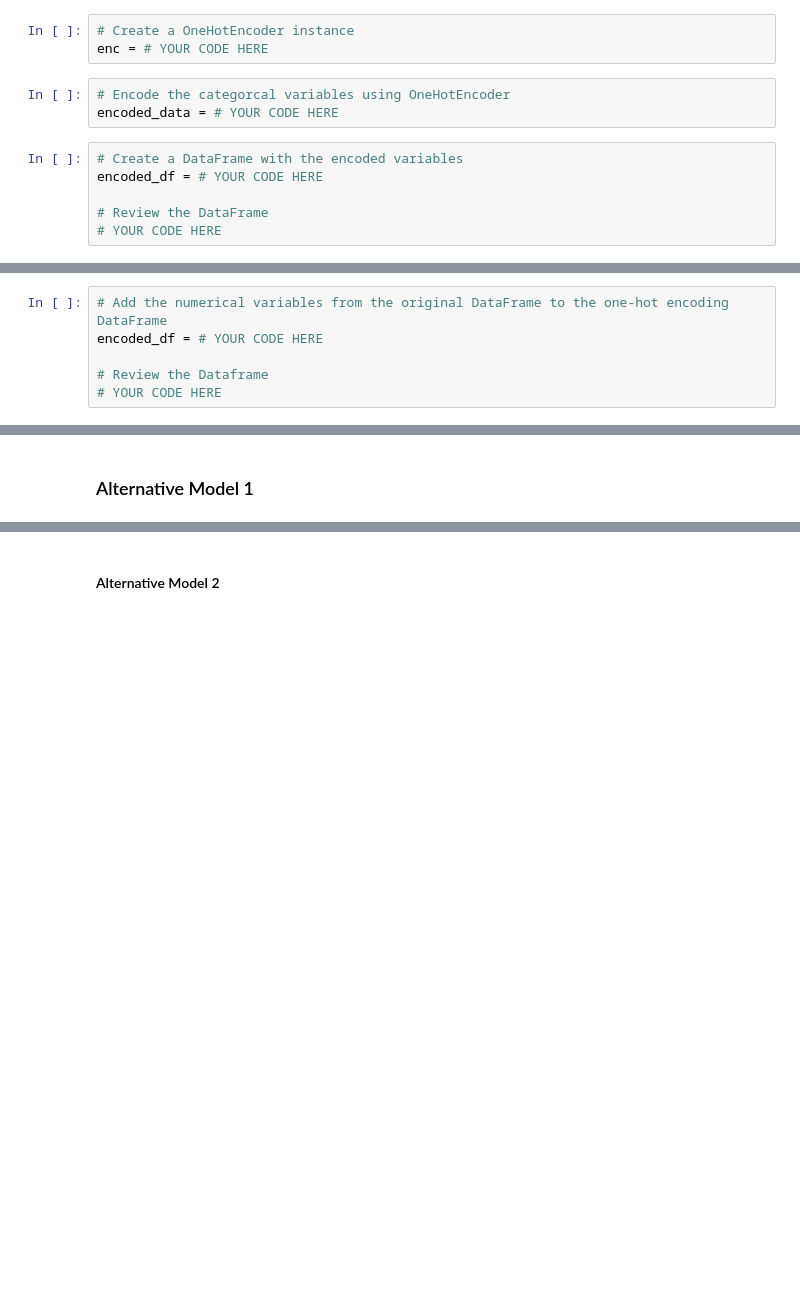
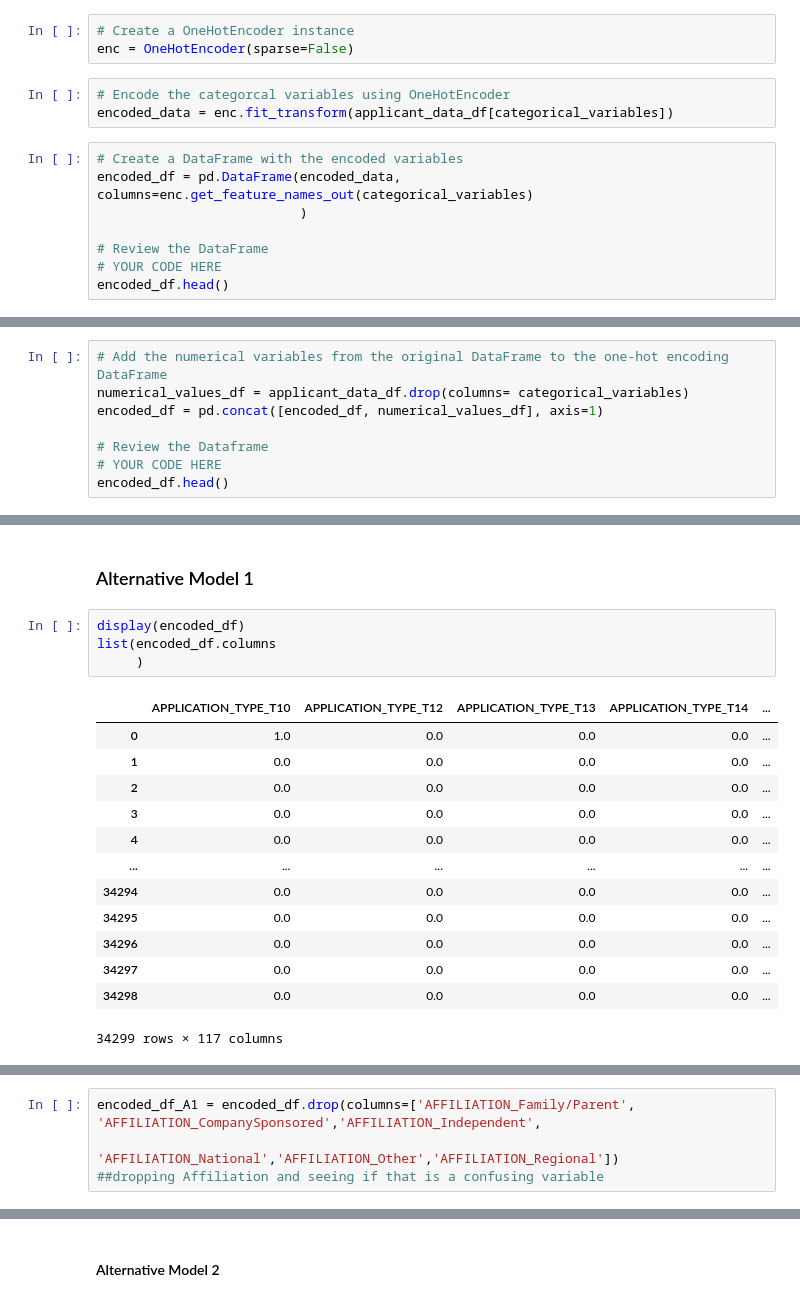
Before and after one commit to willco-1/NueralNets, a Jupyter notebook: venture_funding_with_deep_learning.ipynb, the cells around one changed output, grey strips where cells are left out. Saved outputs shown, nothing was run; the diff lists cells and outputs as text; blank space fills up the shorter version.

```diff
--- a/venture_funding_with_deep_learning.ipynb
+++ b/venture_funding_with_deep_learning.ipynb
@@ -123,12 +156,14 @@ categorical_variables = # YOUR CODE HERE
 # %%
 # Create a OneHotEncoder instance
-enc = # YOUR CODE HERE
+enc = OneHotEncoder(sparse=False)
 # %%
 # Encode the categorcal variables using OneHotEncoder
-encoded_data = # YOUR CODE HERE
+encoded_data = enc.fit_transform(applicant_data_df[categorical_variables])
 # %%
 # Create a DataFrame with the encoded variables
-encoded_df = # YOUR CODE HERE
+encoded_df = pd.DataFrame(encoded_data, columns=enc.get_feature_names_out(categorical_variables)
+                          )
 
 # Review the DataFrame
 # YOUR CODE HERE
+encoded_df.head()
@@ -138,7 +181,9 @@ encoded_df = # YOUR CODE HERE
 > **Note** To complete this step, you will employ the Pandas `concat()` function that was introduced earlier in this course.
 # %%
 # Add the numerical variables from the original DataFrame to the one-hot encoding DataFrame
-encoded_df = # YOUR CODE HERE
+numerical_values_df = applicant_data_df.drop(columns= categorical_variables)
+encoded_df = pd.concat([encoded_df, numerical_values_df], axis=1)
 
 # Review the Dataframe
 # YOUR CODE HERE
+encoded_df.head()
@@ -262,3 +379,21 @@ file_path = # YOUR CODE HERE
 > * Add to or reduce the number of epochs in the training regimen.
 # %% [markdown]
 ### Alternative Model 1
+# %%
+display(encoded_df)
+list(encoded_df.columns
+     )
+# %% [output]
+|  | APPLICATION_TYPE_T10 | APPLICATION_TYPE_T12 | APPLICATION_TYPE_T13 | APPLICATION_TYPE_T14 | ... |
+| 0 | 1.0 | 0.0 | 0.0 | 0.0 | ... |
+| 1 | 0.0 | 0.0 | 0.0 | 0.0 | ... |
+| 2 | 0.0 | 0.0 | 0.0 | 0.0 | ... |
+| 3 | 0.0 | 0.0 | 0.0 | 0.0 | ... |
+| 4 | 0.0 | 0.0 | 0.0 | 0.0 | ... |
+| ... | ... | ... | ... | ... | ... |
+| 34294 | 0.0 | 0.0 | 0.0 | 0.0 | ... |
+| 34295 | 0.0 | 0.0 | 0.0 | 0.0 | ... |
+| 34296 | 0.0 | 0.0 | 0.0 | 0.0 | ... |
+| 34297 | 0.0 | 0.0 | 0.0 | 0.0 | ... |
+| 34298 | 0.0 | 0.0 | 0.0 | 0.0 | ... |
+34299 rows × 117 columns
@@ -264,0 +417,4 @@ file_path = # YOUR CODE HERE
+# %%
+encoded_df_A1 = encoded_df.drop(columns=['AFFILIATION_Family/Parent', 'AFFILIATION_CompanySponsored','AFFILIATION_Independent',
+                                         'AFFILIATION_National','AFFILIATION_Other','AFFILIATION_Regional'])
+##dropping Affiliation and seeing if that is a confusing variable
```
Also changed, not shown: parts of 38 cells of this notebook.
